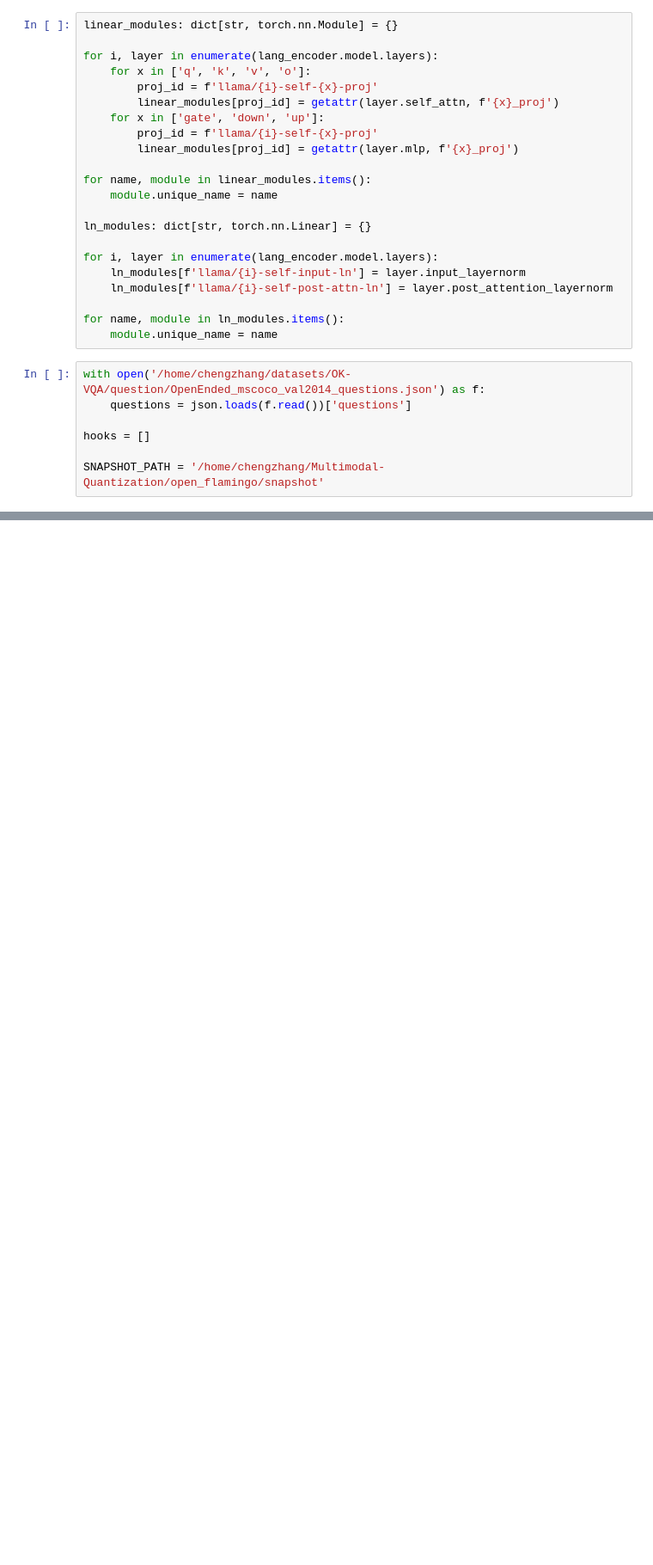
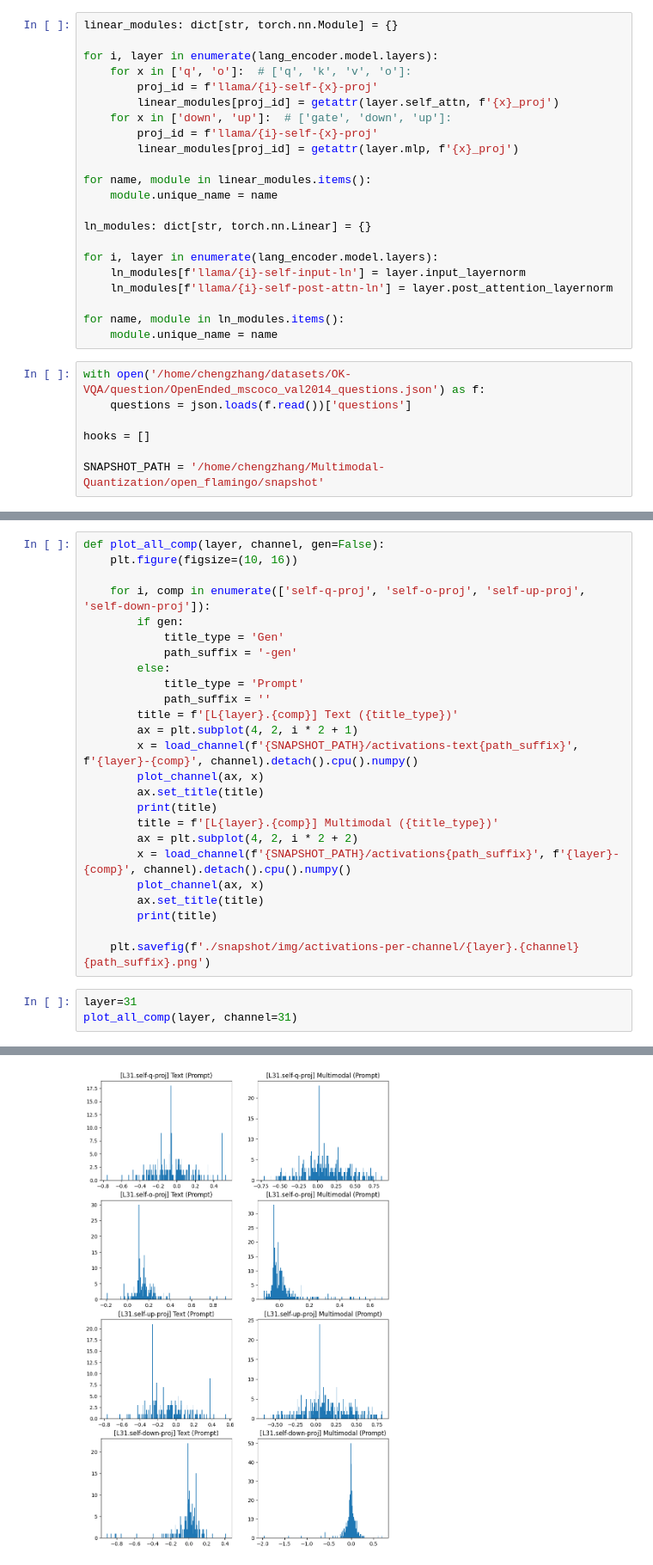
Before and after one commit to Starmys/open_flamingo, a Jupyter notebook: plot_text_vs_vision.ipynb, the cells around one changed output, grey strips where cells are left out. Shown at 86% size. Saved outputs shown, nothing was run; the diff lists cells and outputs as text; blank space fills up the shorter version.

```diff
--- a/plot_text_vs_vision.ipynb
+++ b/plot_text_vs_vision.ipynb
@@ -37,10 +37,10 @@ lang_encoder = lang_encoder.cuda()
 linear_modules: dict[str, torch.nn.Module] = {}
 
 for i, layer in enumerate(lang_encoder.model.layers):
-    for x in ['q', 'k', 'v', 'o']:
+    for x in ['q', 'o']:  # ['q', 'k', 'v', 'o']:
         proj_id = f'llama/{i}-self-{x}-proj'
         linear_modules[proj_id] = getattr(layer.self_attn, f'{x}_proj')
-    for x in ['gate', 'down', 'up']:
+    for x in ['down', 'up']:  # ['gate', 'down', 'up']:
         proj_id = f'llama/{i}-self-{x}-proj'
         linear_modules[proj_id] = getattr(layer.mlp, f'{x}_proj')
 
@@ -106,0 +307,29 @@ def load_act(path: str, comp: str) -> np.ndarray:
+# %%
+def plot_all_comp(layer, channel, gen=False):
+    plt.figure(figsize=(10, 16))
+
+    for i, comp in enumerate(['self-q-proj', 'self-o-proj', 'self-up-proj', 'self-down-proj']):
+        if gen:
+            title_type = 'Gen'
+            path_suffix = '-gen'
+        else:
+            title_type = 'Prompt'
+            path_suffix = ''
+        title = f'[L{layer}.{comp}] Text ({title_type})'
+        ax = plt.subplot(4, 2, i * 2 + 1)
+        x = load_channel(f'{SNAPSHOT_PATH}/activations-text{path_suffix}', f'{layer}-{comp}', channel).detach().cpu().numpy()
+        plot_channel(ax, x)
+        ax.set_title(title)
+        print(title)
+        title = f'[L{layer}.{comp}] Multimodal ({title_type})'
+        ax = plt.subplot(4, 2, i * 2 + 2)
+        x = load_channel(f'{SNAPSHOT_PATH}/activations{path_suffix}', f'{layer}-{comp}', channel).detach().cpu().numpy()
+        plot_channel(ax, x)
+        ax.set_title(title)
+        print(title)
+
+    plt.savefig(f'./snapshot/img/activations-per-channel/{layer}.{channel}{path_suffix}.png')
+# %%
+layer=31
+plot_all_comp(layer, channel=31)
+# %% [output]
@@ -106,0 +344 @@ def load_act(path: str, comp: str) -> np.ndarray:
+[figure, added]
```
Also changed, not shown: parts of 14 cells of this notebook, 5 other files.
